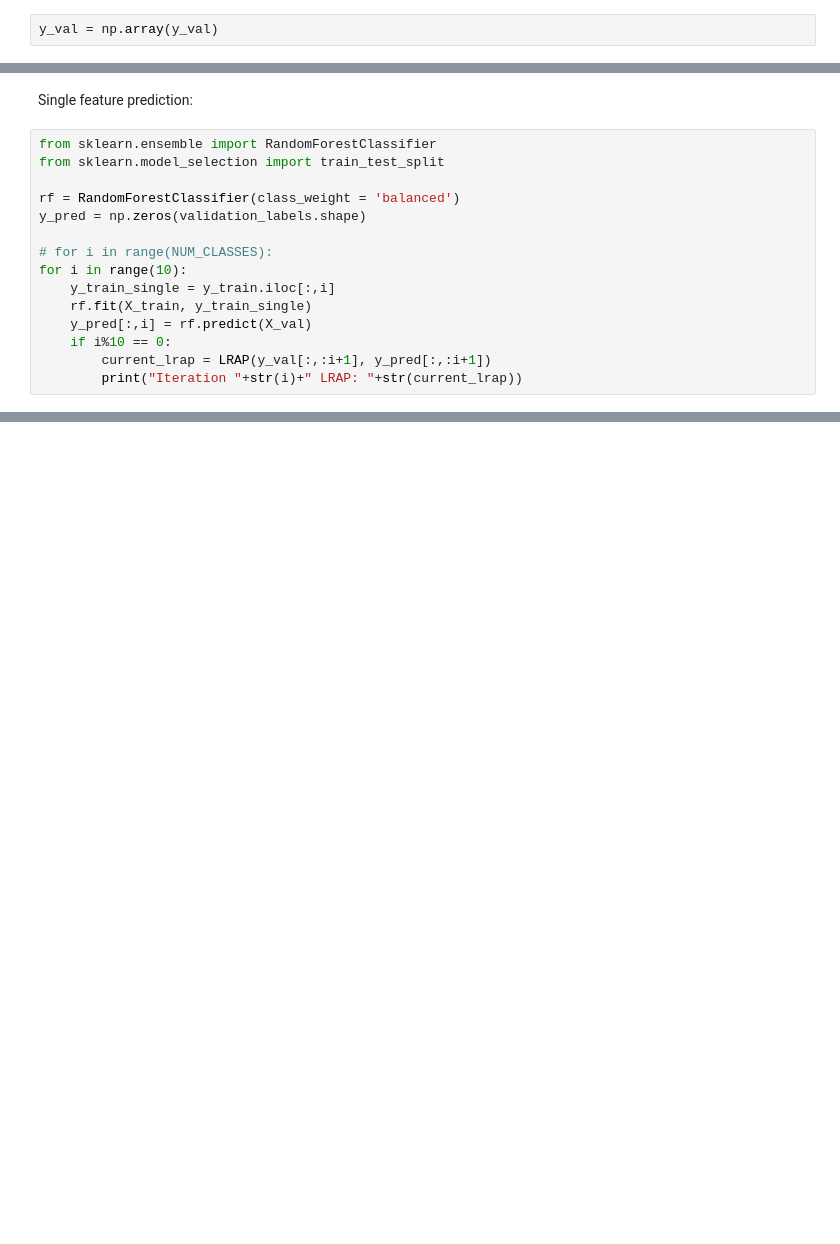
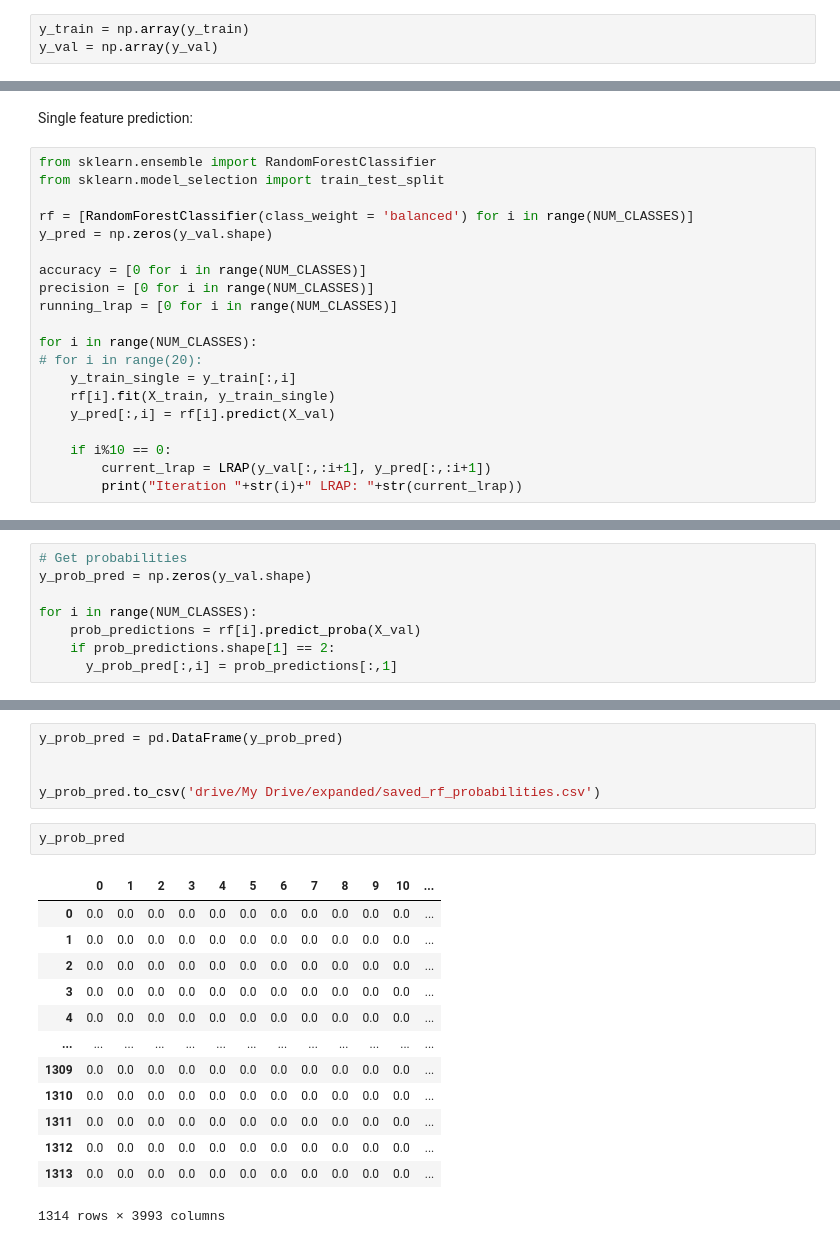
Before and after one commit to MrinalJain17/Extreme-Classification, a Jupyter notebook: notebooks/RF_Predicting_Single_Labels.ipynb, the cells around one changed output, grey strips where cells are left out. Drawn from its saved outputs; the diff is of its cells as text; blank space fills up the shorter version.

Commit message:
good lrap for random forest

```diff
--- a/notebooks/RF_Predicting_Single_Labels.ipynb
+++ b/notebooks/RF_Predicting_Single_Labels.ipynb
@@ -22,4 +31,5 @@ y_val = pd.read_csv("../data/expanded/dev_labels.csv", names=range(NUM_CLASSES))
 # %%
+y_train = np.array(y_train)
 y_val = np.array(y_val)
 # %%
 print('train labels:',X_train.shape)
@@ -49,14 +59,19 @@ Single feature prediction:
 from sklearn.ensemble import RandomForestClassifier
 from sklearn.model_selection import train_test_split
 
-rf = RandomForestClassifier(class_weight = 'balanced')
-y_pred = np.zeros(validation_labels.shape)
+rf = [RandomForestClassifier(class_weight = 'balanced') for i in range(NUM_CLASSES)]
+y_pred = np.zeros(y_val.shape)
 
-# for i in range(NUM_CLASSES):
-for i in range(10):
-    y_train_single = y_train.iloc[:,i]
-    rf.fit(X_train, y_train_single)
-    y_pred[:,i] = rf.predict(X_val)
+accuracy = [0 for i in range(NUM_CLASSES)]
+precision = [0 for i in range(NUM_CLASSES)]
+running_lrap = [0 for i in range(NUM_CLASSES)]
+
+for i in range(NUM_CLASSES):
+# for i in range(20):
+    y_train_single = y_train[:,i]
+    rf[i].fit(X_train, y_train_single)
+    y_pred[:,i] = rf[i].predict(X_val)
+
     if i%10 == 0:
         current_lrap = LRAP(y_val[:,:i+1], y_pred[:,:i+1])
         print("Iteration "+str(i)+" LRAP: "+str(current_lrap))
@@ -64,0 +105,8 @@ Iteration 0 LRAP: 1.0
+# %%
+# Get probabilities
+y_prob_pred = np.zeros(y_val.shape)
+
+for i in range(NUM_CLASSES):
+    prob_predictions = rf[i].predict_proba(X_val)
+    if prob_predictions.shape[1] == 2:
+      y_prob_pred[:,i] = prob_predictions[:,1]
@@ -64,0 +117,21 @@ Iteration 0 LRAP: 1.0
+# %%
+y_prob_pred = pd.DataFrame(y_prob_pred)
+
+
+y_prob_pred.to_csv('drive/My Drive/expanded/saved_rf_probabilities.csv')
+# %%
+y_prob_pred
+# %% [output]
+|  | 0 | 1 | 2 | 3 | 4 | 5 | 6 | 7 | 8 | 9 | 10 | ... |
+| 0 | 0.0 | 0.0 | 0.0 | 0.0 | 0.0 | 0.0 | 0.0 | 0.0 | 0.0 | 0.0 | 0.0 | ... |
+| 1 | 0.0 | 0.0 | 0.0 | 0.0 | 0.0 | 0.0 | 0.0 | 0.0 | 0.0 | 0.0 | 0.0 | ... |
+| 2 | 0.0 | 0.0 | 0.0 | 0.0 | 0.0 | 0.0 | 0.0 | 0.0 | 0.0 | 0.0 | 0.0 | ... |
+| 3 | 0.0 | 0.0 | 0.0 | 0.0 | 0.0 | 0.0 | 0.0 | 0.0 | 0.0 | 0.0 | 0.0 | ... |
+| 4 | 0.0 | 0.0 | 0.0 | 0.0 | 0.0 | 0.0 | 0.0 | 0.0 | 0.0 | 0.0 | 0.0 | ... |
+| ... | ... | ... | ... | ... | ... | ... | ... | ... | ... | ... | ... | ... |
+| 1309 | 0.0 | 0.0 | 0.0 | 0.0 | 0.0 | 0.0 | 0.0 | 0.0 | 0.0 | 0.0 | 0.0 | ... |
+| 1310 | 0.0 | 0.0 | 0.0 | 0.0 | 0.0 | 0.0 | 0.0 | 0.0 | 0.0 | 0.0 | 0.0 | ... |
+| 1311 | 0.0 | 0.0 | 0.0 | 0.0 | 0.0 | 0.0 | 0.0 | 0.0 | 0.0 | 0.0 | 0.0 | ... |
+| 1312 | 0.0 | 0.0 | 0.0 | 0.0 | 0.0 | 0.0 | 0.0 | 0.0 | 0.0 | 0.0 | 0.0 | ... |
+| 1313 | 0.0 | 0.0 | 0.0 | 0.0 | 0.0 | 0.0 | 0.0 | 0.0 | 0.0 | 0.0 | 0.0 | ... |
+1314 rows × 3993 columns
```
Also changed, not shown: parts of 6 cells of this notebook.
